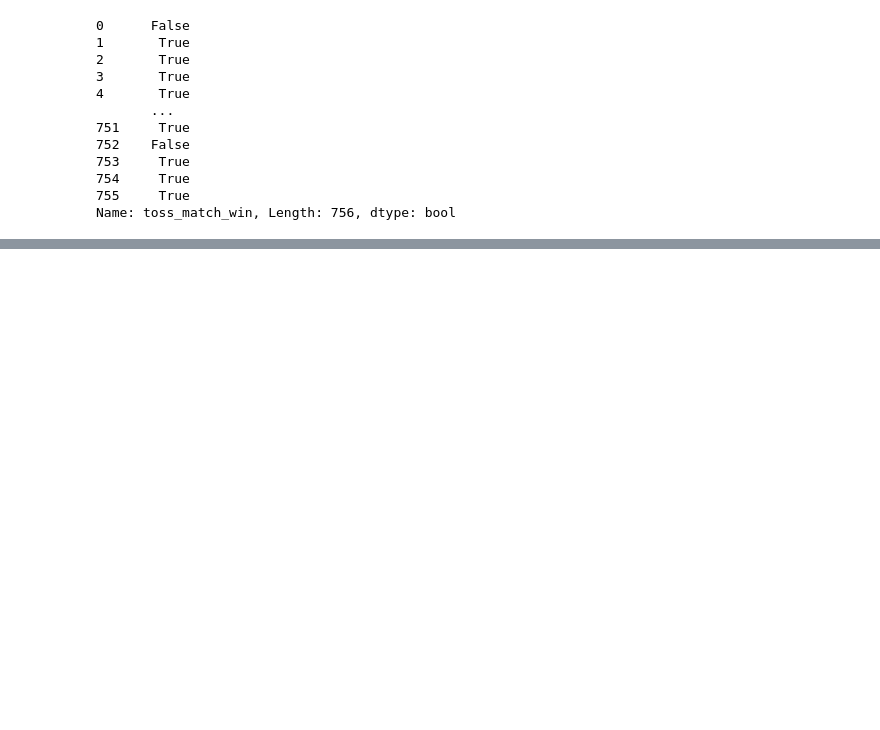
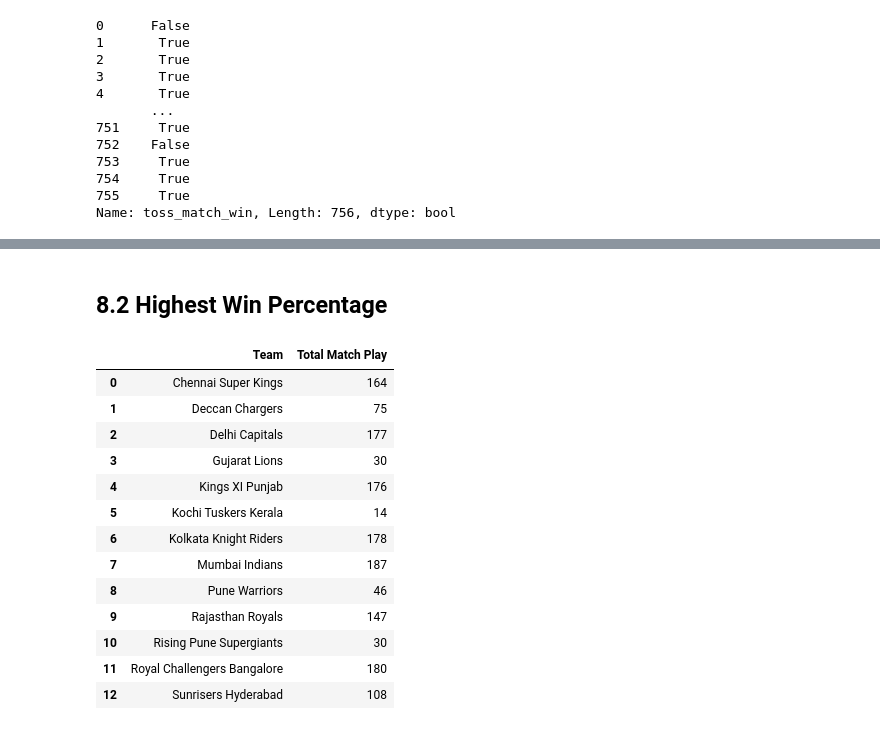
Before and after one commit to vidushan-ds/academic-data-wrangler, a Jupyter notebook: cricket-performance-analytics/cricket_analyz.ipynb, the cells around one changed output, grey strips where cells are left out. Drawn from its saved outputs; the diff is of its cells as text; code cells hidden in the pictures; blank space fills up the shorter version.

```diff
--- a/cricket-performance-analytics/cricket_analyz.ipynb
+++ b/cricket-performance-analytics/cricket_analyz.ipynb
@@ -292,0 +316,22 @@ Name: toss_match_win, Length: 756, dtype: bool
+# %% [markdown]
+## 8.2 Highest Win Percentage
+# %%
+total_match_play = ipl_df['team1'].value_counts() + ipl_df['team2'].value_counts()
+total_match_play = total_match_play.reset_index()
+total_match_play.columns = ['Team', 'Total Match Play']
+total_match_play
+# %% [output]
+|  | Team | Total Match Play |
+| 0 | Chennai Super Kings | 164 |
+| 1 | Deccan Chargers | 75 |
+| 2 | Delhi Capitals | 177 |
+| 3 | Gujarat Lions | 30 |
+| 4 | Kings XI Punjab | 176 |
+| 5 | Kochi Tuskers Kerala | 14 |
+| 6 | Kolkata Knight Riders | 178 |
+| 7 | Mumbai Indians | 187 |
+| 8 | Pune Warriors | 46 |
+| 9 | Rajasthan Royals | 147 |
+| 10 | Rising Pune Supergiants | 30 |
+| 11 | Royal Challengers Bangalore | 180 |
+| 12 | Sunrisers Hyderabad | 108 |
```
Also changed, not shown: parts of 4 cells of this notebook.
